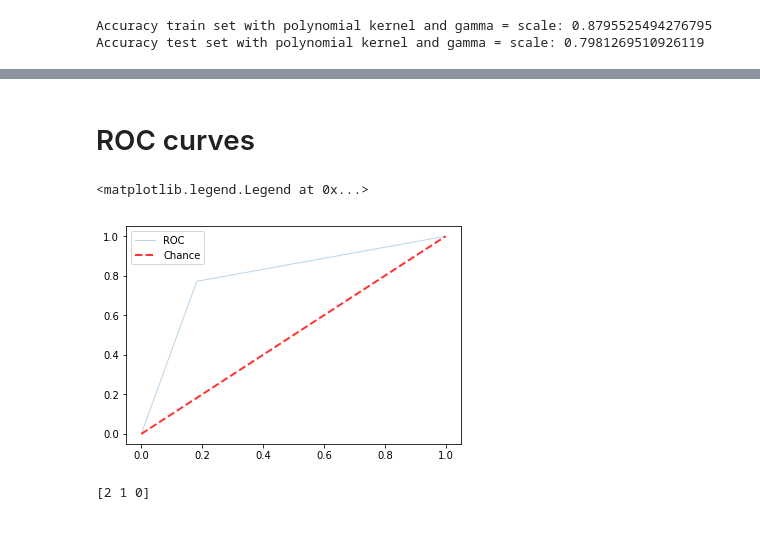
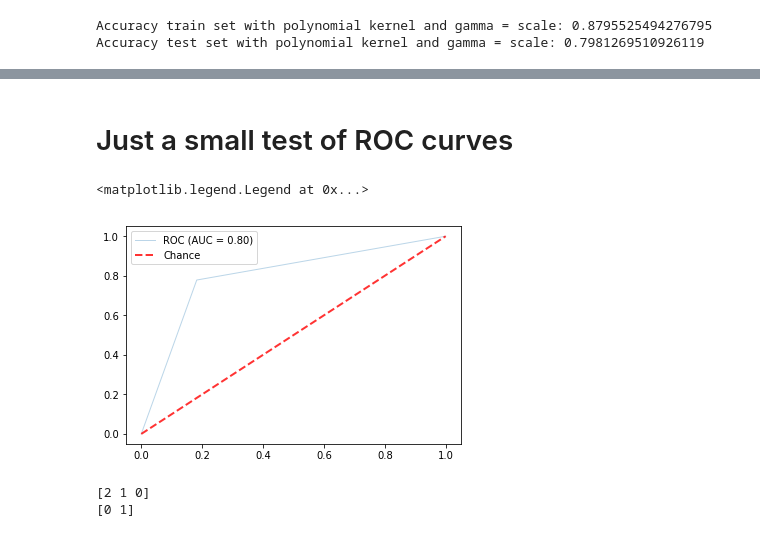
Before and after one commit to senane/ADELPHI, a Jupyter notebook: Constantin/SVM_2classes_2.ipynb, the cells around one changed output, grey strips where cells are left out. Drawn from its saved outputs; the diff is of its cells as text; code cells hidden in the pictures.

```diff
--- a/Constantin/SVM_2classes_2.ipynb
+++ b/Constantin/SVM_2classes_2.ipynb
@@ -83,7 +83,7 @@ print(fKH41_features.shape)
 (96115, 141)
 # %%
 """Reducing the size of the vectors for easier computation"""
-factor = 20
+factor = 10
 
 """Shuffling the data to train/test on smaller subsets"""
 shuffled_fKH41_features = np.empty(fKH41_features.shape, dtype=fKH41_features.dtype)
@@ -208,6 +211,9 @@ NB:
 Regularization:This is how you can control the trade-off between decision boundary and misclassification term. A smaller value of C creates a small-margin hyperplane and a larger value of C creates a larger-margin hyperplane.
 
 Gamma: A lower value of Gamma will loosely fit the training dataset, whereas a higher value of gamma will exactly fit the training dataset, which causes over-fitting. In other words, you can say a low value of gamma considers only nearby points in calculating the separation line, while the a value of gamma considers all the data points in the calculation of the separation line.
+# %%
+"""Split data into training and testing sets"""
+data_train, data_test, labels_train, labels_test = train_test_split(fKH41_features, fKH41_labels, test_size=0.20, random_state=seed);
 # %%
 """Changing the kernels --- rbf """
 
@@ -269,33 +434,40 @@ Accuracy test set with polynomial kernel and gamma = scale: 0.7981269510926119
 # %% [markdown]
-# ROC curves
+# Just a small test of ROC curves
 # %%
 """Run a ROC and display AUC"""
 from sklearn.metrics import roc_curve, auc
 from scipy import interp
 
 tprs = []
 aucs = []
 mean_fpr = np.linspace(0, 1, 100)
 
 
 # probas_ = classifier.fit(X[train], y[train]).predict_proba(X[test])
 
 
 # Compute ROC curve and area the curve
 fpr, tpr, thresholds = roc_curve(labels_test, y_predict)
 tprs.append(interp(mean_fpr, fpr, tpr))
 tprs[-1][0] = 0.0
 roc_auc = auc(fpr, tpr)
 aucs.append(roc_auc)
 plt.plot(fpr, tpr, lw=1, alpha=0.3,
-         label='ROC')
+         label='ROC (AUC = %0.2f)' %roc_auc)
 plt.plot([0, 1], [0, 1], linestyle='--', lw=2, color='r',
          label='Chance', alpha=.8)
 plt.legend(loc='upper left')
 # %% [output]
 <matplotlib.legend.Legend at 0x...>
-[figure, old version]
+[figure, new version]
-# %%
-print(thresholds)
-# %% [output]
-[2 1 0]
+# %%
+"""Some tests"""
+
+print(thresholds)
+
+confusion_matrix(labels_test, y_predict)
+
+print(np.unique(labels_train))
+# %% [output]
+[2 1 0]
+[0 1]
```
Also changed, not shown: parts of 17 cells of this notebook.
